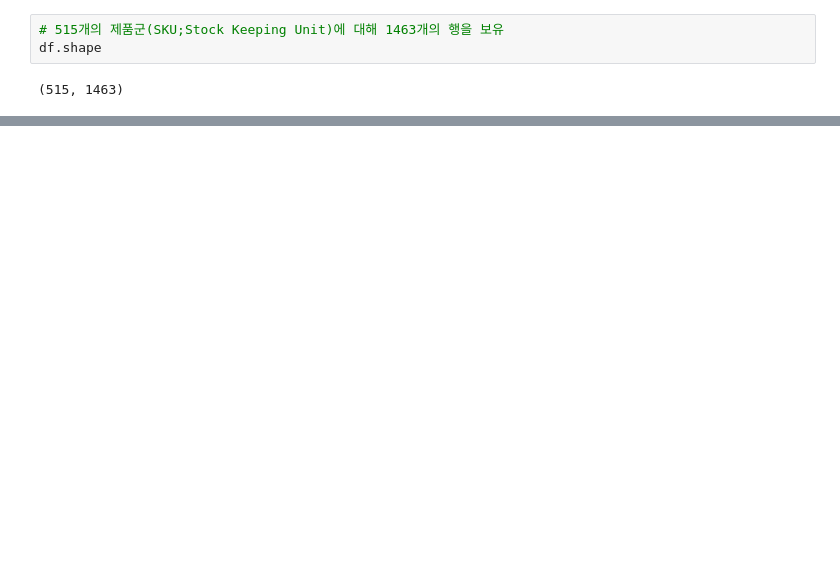
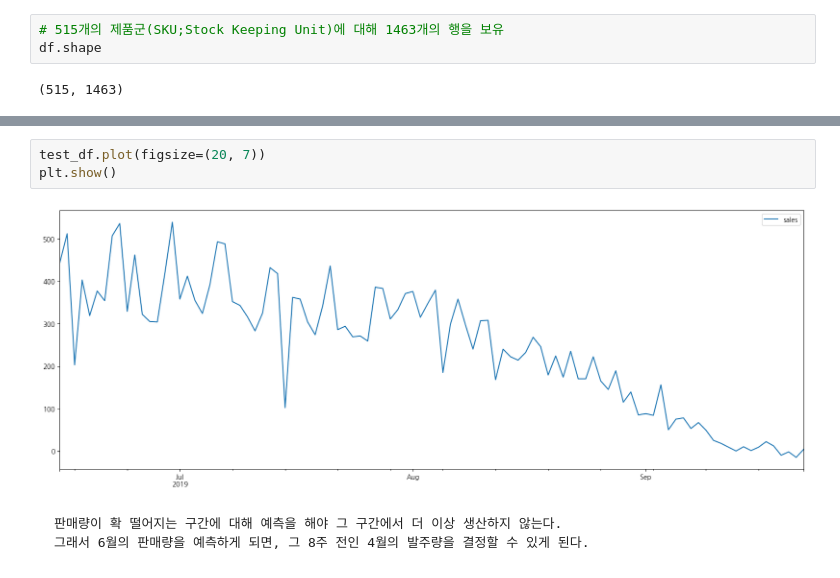
Before and after one commit to RJ-Stony/ML_protfoilo, a Jupyter notebook: 1. 의류 판매량 예측 모델링/1. 의류 판매량 예측 모델링.ipynb, the cells around one changed output, grey strips where cells are left out. Saved outputs shown, nothing was run; the diff lists cells and outputs as text; blank space fills up the shorter version.

```diff
--- a/1. 의류 판매량 예측 모델링/1. 의류 판매량 예측 모델링.ipynb
+++ b/1. 의류 판매량 예측 모델링/1. 의류 판매량 예측 모델링.ipynb
@@ -122,0 +327,8 @@ df.shape
+# %%
+test_df.plot(figsize=(20, 7))
+plt.show()
+# %% [output]
+[figure, added]
+# %% [markdown]
+    판매량이 확 떨어지는 구간에 대해 예측을 해야 그 구간에서 더 이상 생산하지 않는다.
+    그래서 6월의 판매량을 예측하게 되면, 그 8주 전인 4월의 발주량을 결정할 수 있게 된다.
```
Also changed, not shown: parts of 27 cells of this notebook.
